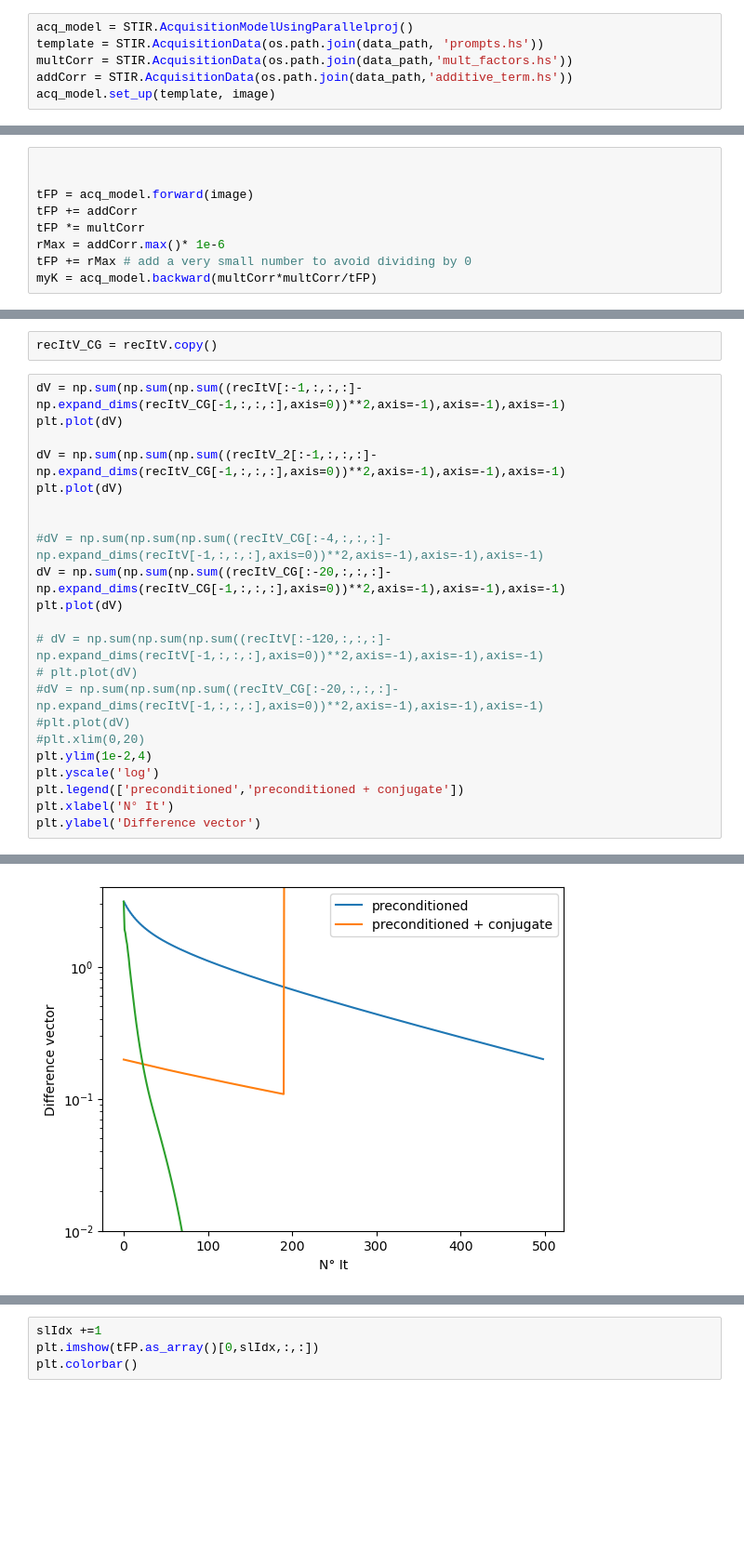
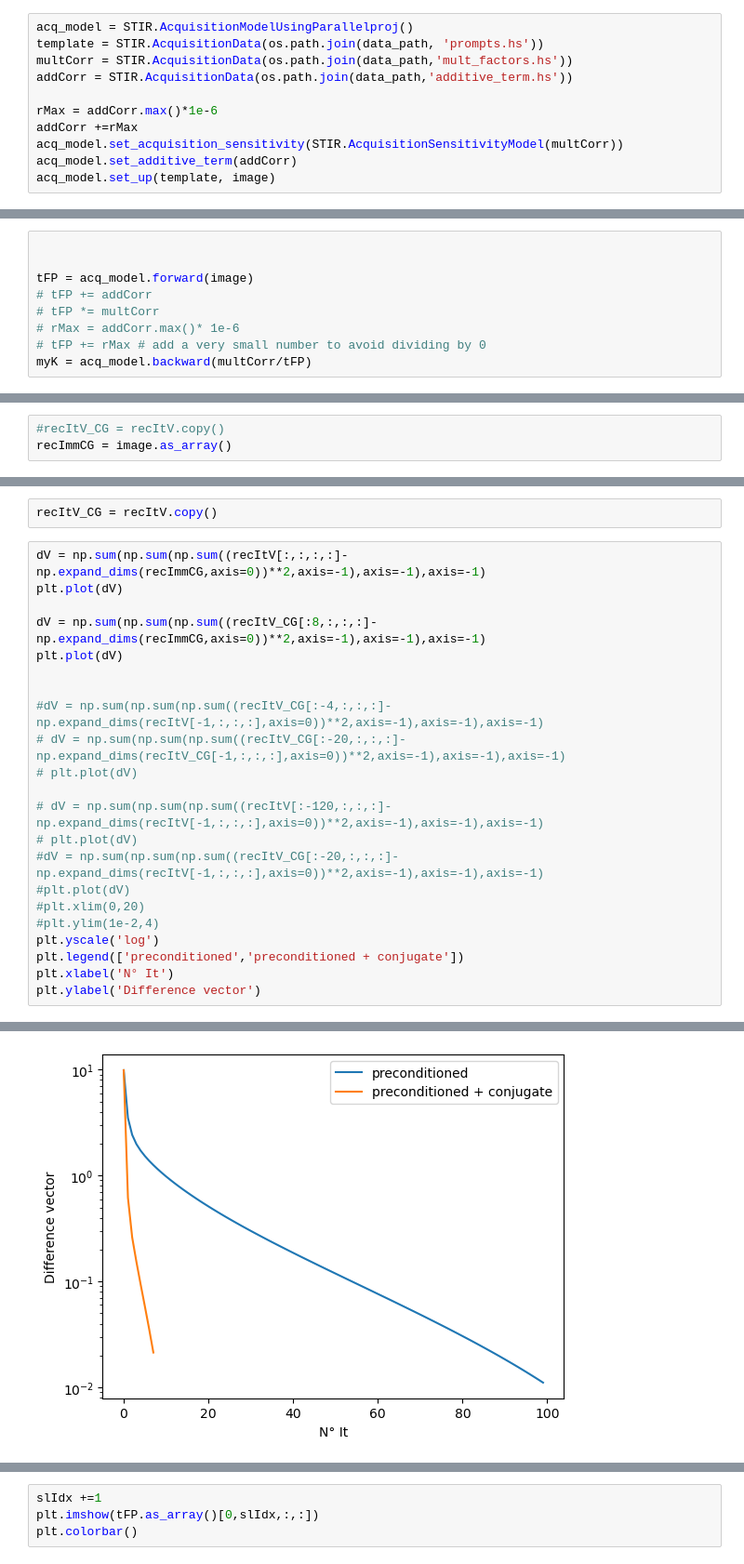
Before and after one commit to SyneRBI/PETRIC-Tomo-Unimib, a Jupyter notebook: myRec.ipynb, the cells around one changed output, grey strips where cells are left out. Shown at 93% size. Cells and saved outputs as stored; diff of their text form; blank space fills up the shorter version.

```diff
--- a/myRec.ipynb
+++ b/myRec.ipynb
@@ -142,4 +142,9 @@ acq_model = STIR.AcquisitionModelUsingParallelproj()
 template = STIR.AcquisitionData(os.path.join(data_path, 'prompts.hs'))
 multCorr = STIR.AcquisitionData(os.path.join(data_path,'mult_factors.hs'))
 addCorr = STIR.AcquisitionData(os.path.join(data_path,'additive_term.hs'))
+
+rMax = addCorr.max()*1e-6
+addCorr +=rMax
+acq_model.set_acquisition_sensitivity(STIR.AcquisitionSensitivityModel(multCorr))
+acq_model.set_additive_term(addCorr)
 acq_model.set_up(template, image)
@@ -208,11 +213,11 @@ plt.ylim((0,.35))
 
 
 tFP = acq_model.forward(image)
-tFP += addCorr
-tFP *= multCorr
-rMax = addCorr.max()* 1e-6
-tFP += rMax # add a very small number to avoid dividing by 0
-myK = acq_model.backward(multCorr*multCorr/tFP)
+# tFP += addCorr
+# tFP *= multCorr
+# rMax = addCorr.max()* 1e-6
+# tFP += rMax # add a very small number to avoid dividing by 0
+myK = acq_model.backward(multCorr/tFP)
 # %%
 # UNCOMMENT and run to "restart" from the clean image
 
@@ -316,0 +333,3 @@ KeyboardInterrupt:
+# %%
+#recItV_CG = recItV.copy()
+recImmCG = image.as_array()
@@ -348,27 +398,27 @@ plt.imshow(recItV[9,72,:,:]-recItV_CG[9,72,:,:],vmin=-0.02,vmax=.02)
 # %%
 recItV_CG = recItV.copy()
 # %%
-dV = np.sum(np.sum(np.sum((recItV[:-1,:,:,:]-np.expand_dims(recItV_CG[-1,:,:,:],axis=0))**2,axis=-1),axis=-1),axis=-1)
+dV = np.sum(np.sum(np.sum((recItV[:,:,:,:]-np.expand_dims(recImmCG,axis=0))**2,axis=-1),axis=-1),axis=-1)
 plt.plot(dV)
 
-dV = np.sum(np.sum(np.sum((recItV_2[:-1,:,:,:]-np.expand_dims(recItV_CG[-1,:,:,:],axis=0))**2,axis=-1),axis=-1),axis=-1)
+dV = np.sum(np.sum(np.sum((recItV_CG[:8,:,:,:]-np.expand_dims(recImmCG,axis=0))**2,axis=-1),axis=-1),axis=-1)
 plt.plot(dV)
 
 
 #dV = np.sum(np.sum(np.sum((recItV_CG[:-4,:,:,:]-np.expand_dims(recItV[-1,:,:,:],axis=0))**2,axis=-1),axis=-1),axis=-1)
-dV = np.sum(np.sum(np.sum((recItV_CG[:-20,:,:,:]-np.expand_dims(recItV_CG[-1,:,:,:],axis=0))**2,axis=-1),axis=-1),axis=-1)
-plt.plot(dV)
+# dV = np.sum(np.sum(np.sum((recItV_CG[:-20,:,:,:]-np.expand_dims(recItV_CG[-1,:,:,:],axis=0))**2,axis=-1),axis=-1),axis=-1)
+# plt.plot(dV)
 
 # dV = np.sum(np.sum(np.sum((recItV[:-120,:,:,:]-np.expand_dims(recItV[-1,:,:,:],axis=0))**2,axis=-1),axis=-1),axis=-1)
 # plt.plot(dV)
 #dV = np.sum(np.sum(np.sum((recItV_CG[:-20,:,:,:]-np.expand_dims(recItV[-1,:,:,:],axis=0))**2,axis=-1),axis=-1),axis=-1)
 #plt.plot(dV)
 #plt.xlim(0,20)
-plt.ylim(1e-2,4)
+#plt.ylim(1e-2,4)
 plt.yscale('log')
 plt.legend(['preconditioned','preconditioned + conjugate'])
 plt.xlabel('N° It')
 plt.ylabel('Difference vector')
 # %% [output]
 Text(0, 0.5, 'Difference vector')
-[figure, old version]
+[figure, new version]
```
Also changed, not shown: parts of 25 cells of this notebook.
